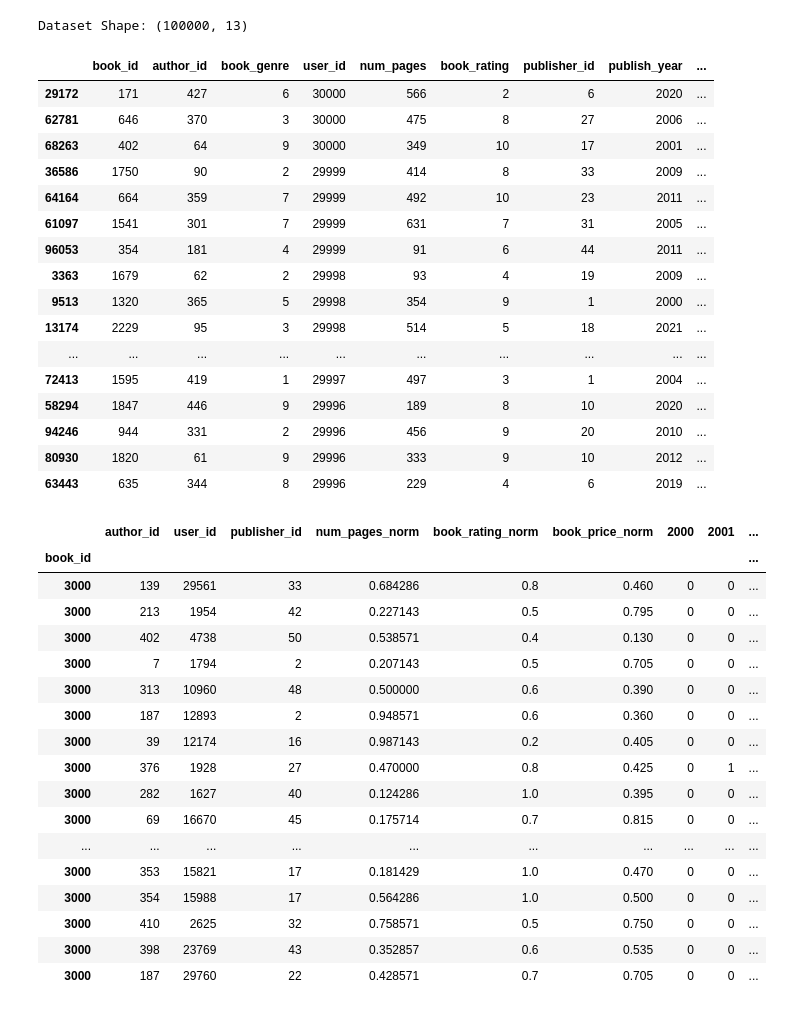
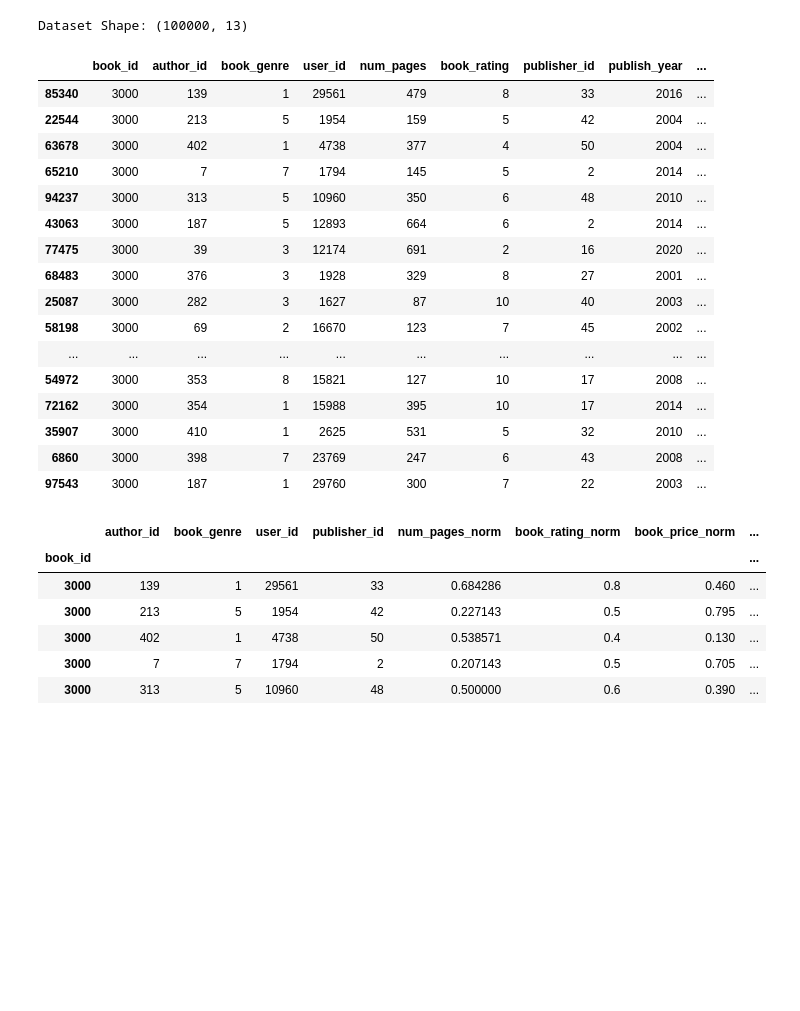
Before and after one commit to patrick-stephens-git/recommender-systems, a Jupyter notebook: content-based-filtering-recommender-system-(one-hot-encoding)/content-based-filtering-recommender-system-(one-hot-encoding).ipynb, the cells around one changed output. Drawn from its saved outputs; the diff is of its cells as text; code cells hidden in the pictures; blank space fills up the shorter version.

```diff
--- a/content-based-filtering-recommender-system-(one-hot-encoding)/content-based-filtering-recommender-system-(one-hot-encoding).ipynb
+++ b/content-based-filtering-recommender-system-(one-hot-encoding)/content-based-filtering-recommender-system-(one-hot-encoding).ipynb
@@ -39,52 +39,41 @@ df['num_pages_norm'] = normalize(df['num_pages'].values)
 df['book_rating_norm'] = normalize(df['book_rating'].values)
 df['book_price_norm'] = normalize(df['book_price'].values)
 print('Dataset Shape: {0}'.format(df.shape))
-df.sort_values(['user_id'], ascending=False).head(20)
+df.sort_values(['book_id'], ascending=False).head(20)
 # %% [output]
 Dataset Shape: (100000, 13)
 |  | book_id | author_id | book_genre | user_id | num_pages | book_rating | publisher_id | publish_year | ... |
-| 29172 | 171 | 427 | 6 | 30000 | 566 | 2 | 6 | 2020 | ... |
-| 62781 | 646 | 370 | 3 | 30000 | 475 | 8 | 27 | 2006 | ... |
-| 68263 | 402 | 64 | 9 | 30000 | 349 | 10 | 17 | 2001 | ... |
-| 36586 | 1750 | 90 | 2 | 29999 | 414 | 8 | 33 | 2009 | ... |
-| 64164 | 664 | 359 | 7 | 29999 | 492 | 10 | 23 | 2011 | ... |
-| 61097 | 1541 | 301 | 7 | 29999 | 631 | 7 | 31 | 2005 | ... |
-| 96053 | 354 | 181 | 4 | 29999 | 91 | 6 | 44 | 2011 | ... |
-| 3363 | 1679 | 62 | 2 | 29998 | 93 | 4 | 19 | 2009 | ... |
-| 9513 | 1320 | 365 | 5 | 29998 | 354 | 9 | 1 | 2000 | ... |
-| 13174 | 2229 | 95 | 3 | 29998 | 514 | 5 | 18 | 2021 | ... |
+| 85340 | 3000 | 139 | 1 | 29561 | 479 | 8 | 33 | 2016 | ... |
+| 22544 | 3000 | 213 | 5 | 1954 | 159 | 5 | 42 | 2004 | ... |
+| 63678 | 3000 | 402 | 1 | 4738 | 377 | 4 | 50 | 2004 | ... |
+| 65210 | 3000 | 7 | 7 | 1794 | 145 | 5 | 2 | 2014 | ... |
+| 94237 | 3000 | 313 | 5 | 10960 | 350 | 6 | 48 | 2010 | ... |
+| 43063 | 3000 | 187 | 5 | 12893 | 664 | 6 | 2 | 2014 | ... |
+| 77475 | 3000 | 39 | 3 | 12174 | 691 | 2 | 16 | 2020 | ... |
+| 68483 | 3000 | 376 | 3 | 1928 | 329 | 8 | 27 | 2001 | ... |
+| 25087 | 3000 | 282 | 3 | 1627 | 87 | 10 | 40 | 2003 | ... |
+| 58198 | 3000 | 69 | 2 | 16670 | 123 | 7 | 45 | 2002 | ... |
 | ... | ... | ... | ... | ... | ... | ... | ... | ... | ... |
-| 72413 | 1595 | 419 | 1 | 29997 | 497 | 3 | 1 | 2004 | ... |
-| 58294 | 1847 | 446 | 9 | 29996 | 189 | 8 | 10 | 2020 | ... |
-| 94246 | 944 | 331 | 2 | 29996 | 456 | 9 | 20 | 2010 | ... |
-| 80930 | 1820 | 61 | 9 | 29996 | 333 | 9 | 10 | 2012 | ... |
-| 63443 | 635 | 344 | 8 | 29996 | 229 | 4 | 6 | 2019 | ... |
+| 54972 | 3000 | 353 | 8 | 15821 | 127 | 10 | 17 | 2008 | ... |
+| 72162 | 3000 | 354 | 1 | 15988 | 395 | 10 | 17 | 2014 | ... |
+| 35907 | 3000 | 410 | 1 | 2625 | 531 | 5 | 32 | 2010 | ... |
+| 6860 | 3000 | 398 | 7 | 23769 | 247 | 6 | 43 | 2008 | ... |
+| 97543 | 3000 | 187 | 1 | 29760 | 300 | 7 | 22 | 2003 | ... |
 # %%
-df = one_hot_encoding_column(df = df, column = 'publish_year') # Feature & Labels
 df = one_hot_encoding_column(df = df, column = 'book_genre') # Feature & Labels
-df = one_hot_encoding_column(df = df, column = 'text_lang') # Feature & Labels
-df.drop(columns = ['publish_year', 'book_genre', 'num_pages', 'book_rating', 'book_price', 'text_lang'], inplace = True) # Remove Columns that aren't Features
+df = one_hot_encoding_column(df = df, column = 'publisher_id') # Feature & Labels
+df = one_hot_encoding_column(df = df, column = 'book_rating_norm') # Feature & Labels
+df.drop(columns = ['publish_year', 'num_pages', 'book_rating', 'book_price', 'text_lang'], inplace = True) # Remove Columns that aren't Features
 df.set_index('book_id', inplace = True) # Set Instance as Index
-df.sort_values(['book_id'], ascending=False).head(20)
+df.sort_values(['book_id'], ascending=False).head()
 # %% [output]
-|  | author_id | user_id | publisher_id | num_pages_norm | book_rating_norm | book_price_norm | 2000 | 2001 | ... |
-| book_id |  |  |  |  |  |  |  |  | ... |
-| 3000 | 139 | 29561 | 33 | 0.684286 | 0.8 | 0.460 | 0 | 0 | ... |
-| 3000 | 213 | 1954 | 42 | 0.227143 | 0.5 | 0.795 | 0 | 0 | ... |
-| 3000 | 402 | 4738 | 50 | 0.538571 | 0.4 | 0.130 | 0 | 0 | ... |
-| 3000 | 7 | 1794 | 2 | 0.207143 | 0.5 | 0.705 | 0 | 0 | ... |
-| 3000 | 313 | 10960 | 48 | 0.500000 | 0.6 | 0.390 | 0 | 0 | ... |
-| 3000 | 187 | 12893 | 2 | 0.948571 | 0.6 | 0.360 | 0 | 0 | ... |
-| 3000 | 39 | 12174 | 16 | 0.987143 | 0.2 | 0.405 | 0 | 0 | ... |
-| 3000 | 376 | 1928 | 27 | 0.470000 | 0.8 | 0.425 | 0 | 1 | ... |
-| 3000 | 282 | 1627 | 40 | 0.124286 | 1.0 | 0.395 | 0 | 0 | ... |
-| 3000 | 69 | 16670 | 45 | 0.175714 | 0.7 | 0.815 | 0 | 0 | ... |
-| ... | ... | ... | ... | ... | ... | ... | ... | ... | ... |
-| 3000 | 353 | 15821 | 17 | 0.181429 | 1.0 | 0.470 | 0 | 0 | ... |
-| 3000 | 354 | 15988 | 17 | 0.564286 | 1.0 | 0.500 | 0 | 0 | ... |
-| 3000 | 410 | 2625 | 32 | 0.758571 | 0.5 | 0.750 | 0 | 0 | ... |
-| 3000 | 398 | 23769 | 43 | 0.352857 | 0.6 | 0.535 | 0 | 0 | ... |
-| 3000 | 187 | 29760 | 22 | 0.428571 | 0.7 | 0.705 | 0 | 0 | ... |
+|  | author_id | book_genre | user_id | publisher_id | num_pages_norm | book_rating_norm | book_price_norm | ... |
+| book_id |  |  |  |  |  |  |  | ... |
+| 3000 | 139 | 1 | 29561 | 33 | 0.684286 | 0.8 | 0.460 | ... |
+| 3000 | 213 | 5 | 1954 | 42 | 0.227143 | 0.5 | 0.795 | ... |
+| 3000 | 402 | 1 | 4738 | 50 | 0.538571 | 0.4 | 0.130 | ... |
+| 3000 | 7 | 7 | 1794 | 2 | 0.207143 | 0.5 | 0.705 | ... |
+| 3000 | 313 | 5 | 10960 | 48 | 0.500000 | 0.6 | 0.390 | ... |
 # %%
 # ran on a sample as an example
 book_id = 1001
```
Also changed, not shown: parts of 4 cells of this notebook, 2 other files.
